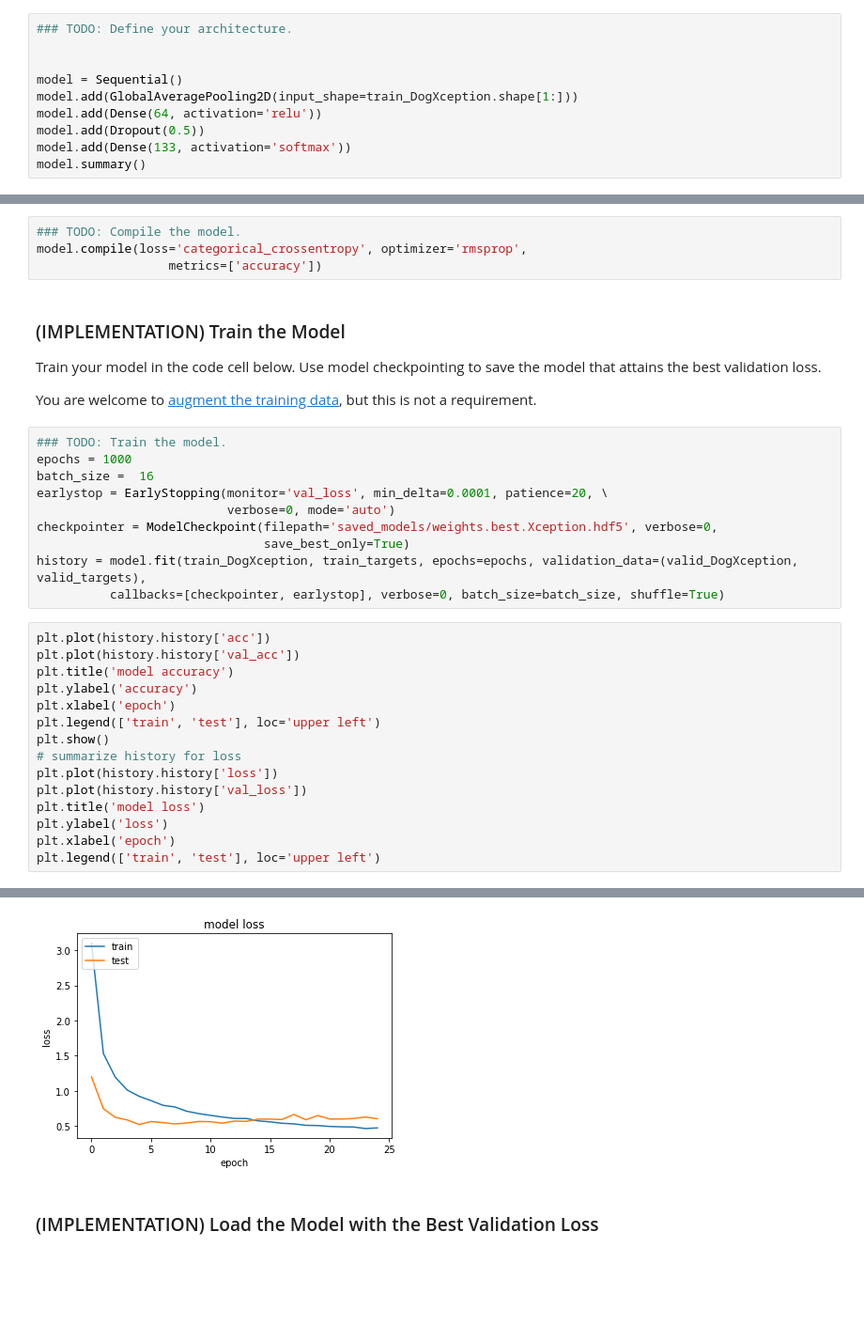
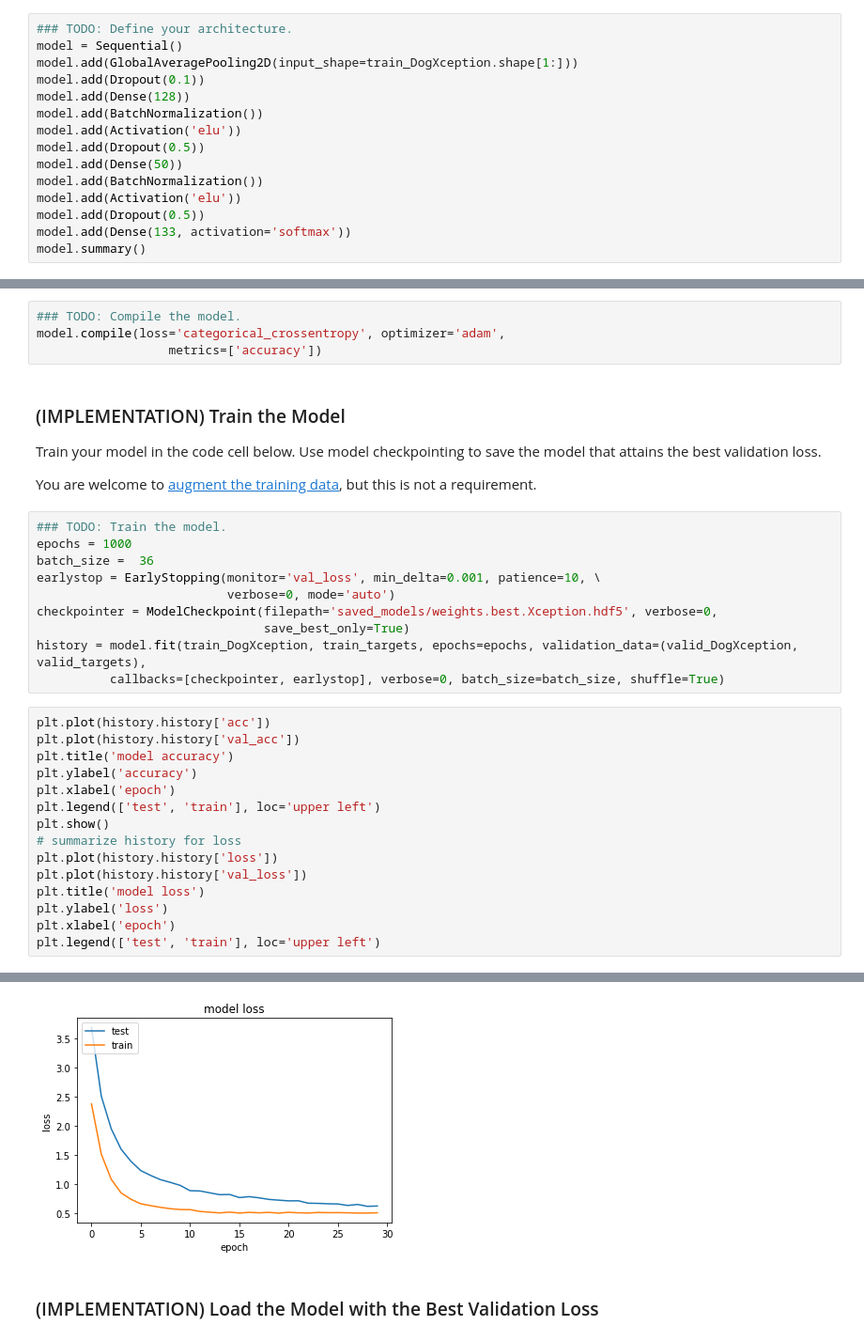
Before and after one commit to stasSajin/courses, a Jupyter notebook: udacity_deep_learning_specialization/module_2_cnn/dog-project/dog_app.ipynb, the cells around one changed output, grey strips where cells are left out. Shown at 94% size. Saved outputs shown, nothing was run; the diff lists cells and outputs as text; blank space fills up the shorter version.

```diff
--- a/udacity_deep_learning_specialization/module_2_cnn/dog-project/dog_app.ipynb
+++ b/udacity_deep_learning_specialization/module_2_cnn/dog-project/dog_app.ipynb
@@ -647,11 +653,16 @@ train_DogXception[0].shape
 (7, 7, 2048)
 # %%
 ### TODO: Define your architecture.
-
-
 model = Sequential()
 model.add(GlobalAveragePooling2D(input_shape=train_DogXception.shape[1:]))
-model.add(Dense(64, activation='relu'))
+model.add(Dropout(0.1))
+model.add(Dense(128))
+model.add(BatchNormalization())
+model.add(Activation('elu'))
+model.add(Dropout(0.5))
+model.add(Dense(50))
+model.add(BatchNormalization())
+model.add(Activation('elu'))
 model.add(Dropout(0.5))
 model.add(Dense(133, activation='softmax'))
 model.summary()
@@ -675,7 +688,7 @@ _________________________________________________________________
 ### (IMPLEMENTATION) Compile the Model
 # %%
 ### TODO: Compile the model.
-model.compile(loss='categorical_crossentropy', optimizer='rmsprop',
+model.compile(loss='categorical_crossentropy', optimizer='adam',
                   metrics=['accuracy'])
 # %% [markdown]
 ### (IMPLEMENTATION) Train the Model
@@ -686,8 +699,8 @@ You are welcome to [augment the training data](https://blog.keras.io/building-po
 # %%
 ### TODO: Train the model.
 epochs = 1000
-batch_size =  16
-earlystop = EarlyStopping(monitor='val_loss', min_delta=0.0001, patience=20, \
+batch_size =  36
+earlystop = EarlyStopping(monitor='val_loss', min_delta=0.001, patience=10, \
                           verbose=0, mode='auto')
 checkpointer = ModelCheckpoint(filepath='saved_models/weights.best.Xception.hdf5', verbose=0,
                                save_best_only=True)
@@ -699,7 +712,7 @@ plt.plot(history.history['val_acc'])
 plt.title('model accuracy')
 plt.ylabel('accuracy')
 plt.xlabel('epoch')
-plt.legend(['train', 'test'], loc='upper left')
+plt.legend(['test', 'train'], loc='upper left')
 plt.show()
 # summarize history for loss
 plt.plot(history.history['loss'])
@@ -707,5 +720,5 @@ plt.plot(history.history['val_loss'])
 plt.title('model loss')
 plt.ylabel('loss')
 plt.xlabel('epoch')
-plt.legend(['train', 'test'], loc='upper left')
+plt.legend(['test', 'train'], loc='upper left')
 # %% [output]
@@ -713,5 +726,5 @@ plt.legend(['train', 'test'], loc='upper left')
 <matplotlib.legend.Legend at 0x...>
-[figure, old version]
+[figure, new version]
 # %% [markdown]
 ### (IMPLEMENTATION) Load the Model with the Best Validation Loss
 # %%
```
Also changed, not shown: parts of 13 cells of this notebook, 3 other files.
